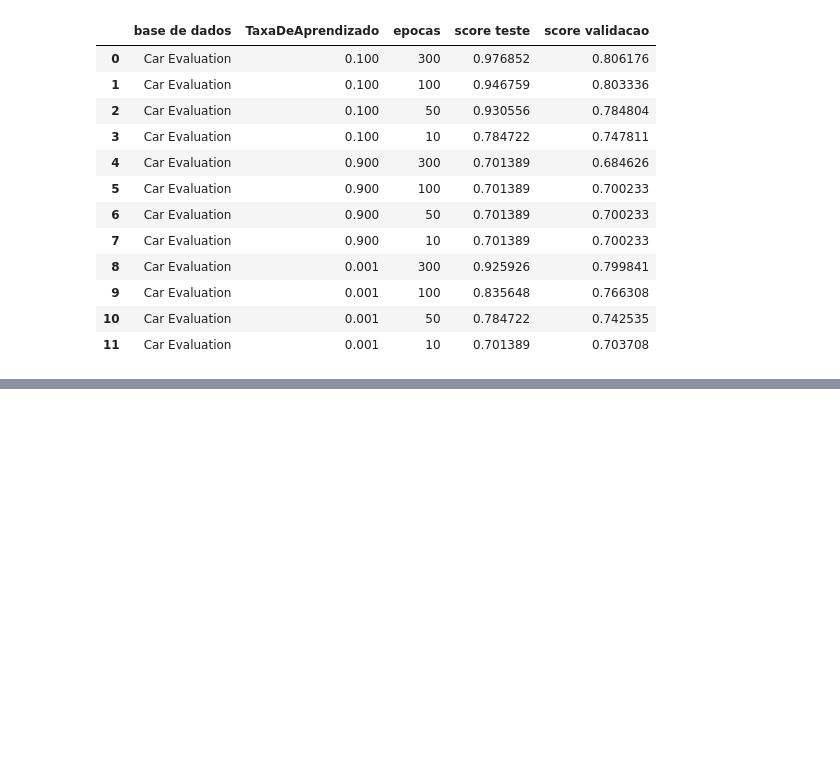
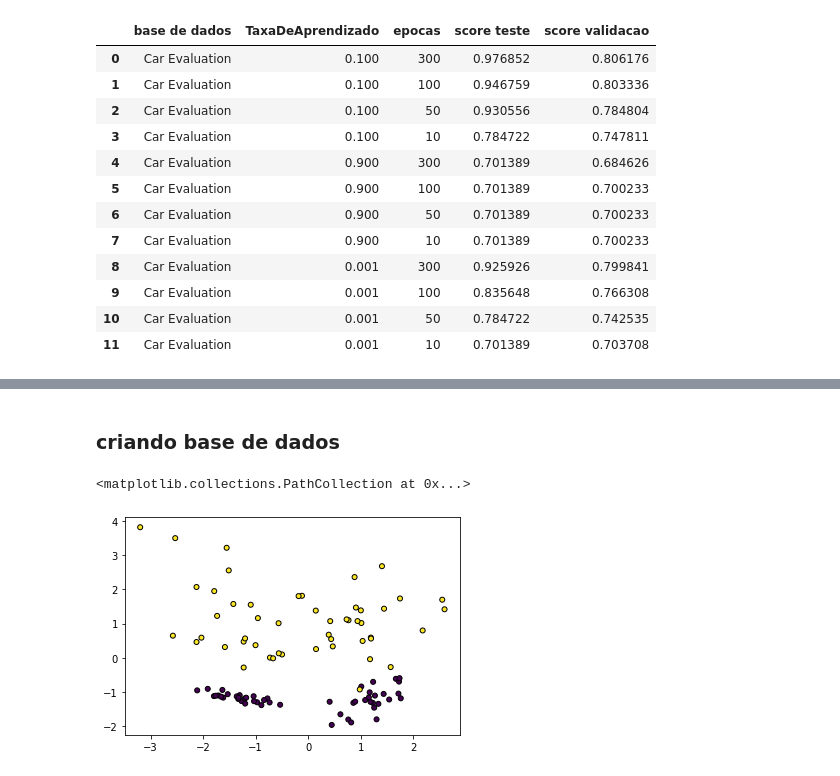
Before and after one commit to rtomazini42/scriptsAleatoriosPy, a Jupyter notebook: AIAUFRPELC_Renan_Tomazini.ipynb, the cells around one changed output, grey strips where cells are left out. Cells and saved outputs as stored; diff of their text form; code cells hidden in the pictures; blank space fills up the shorter version.

```diff
--- a/AIAUFRPELC_Renan_Tomazini.ipynb
+++ b/AIAUFRPELC_Renan_Tomazini.ipynb
@@ -825,0 +854,11 @@ df
+# %% [markdown]
+### criando base de dados
+# %%
+from sklearn.datasets import make_classification
+
+
+X, Y = make_classification(n_features=2, n_redundant=0, n_informative=2, class_sep=1.2)
+plt.scatter(X[:, 0], X[:, 1], marker="o", c=Y, s=25, edgecolor="k")
+# %% [output]
+<matplotlib.collections.PathCollection at 0x...>
+[figure, added]
```
Also changed, not shown: parts of 32 cells of this notebook.
